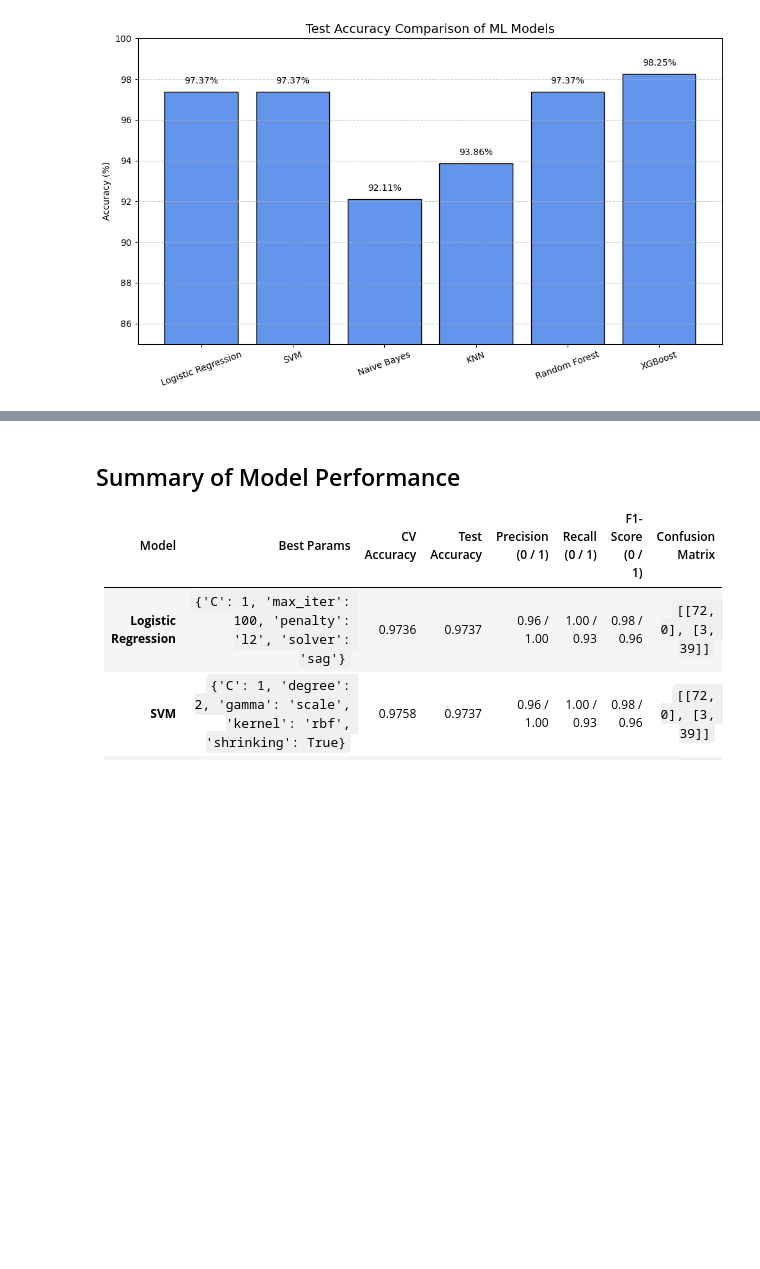
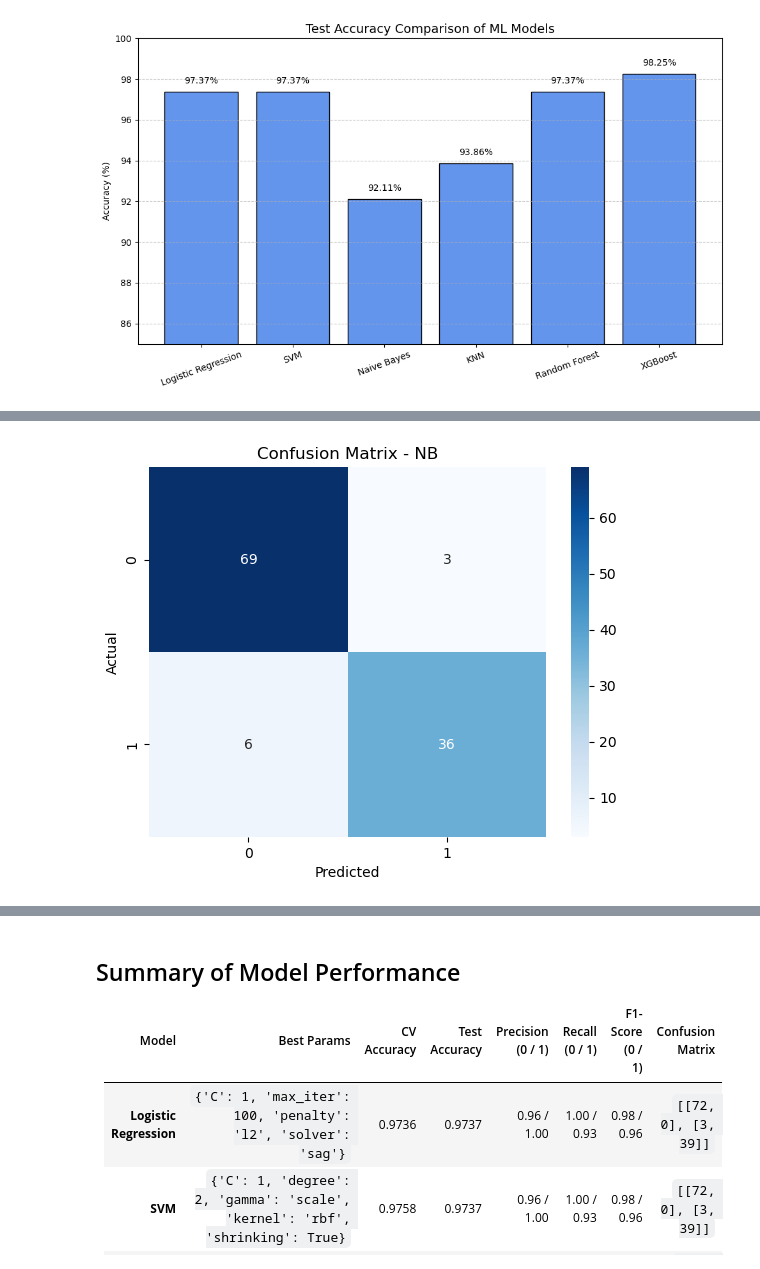
Before and after one commit to VivekVardhan275/WDBC-Prediction, a Jupyter notebook: model-training.ipynb, the cells around one changed output, grey strips where cells are left out. Saved outputs shown, nothing was run; the diff lists cells and outputs as text; code cells hidden in the pictures; blank space fills up the shorter version.

```diff
--- a/model-training.ipynb
+++ b/model-training.ipynb
@@ -807,0 +829,8 @@ pickle.dump(grid_search_xgb, open('models/xgboost_model.pkl', 'wb'))
+# %%
+sns.heatmap(confusion_matrix(y_test_scaled,y_predicted_nb), annot=True, fmt='d', cmap='Blues')
+plt.title('Confusion Matrix - NB')
+plt.xlabel('Predicted')
+plt.ylabel('Actual')
+plt.show()
+# %% [output]
+[figure, added]
```
Also changed, not shown: parts of 8 cells of this notebook, 6 other files.
